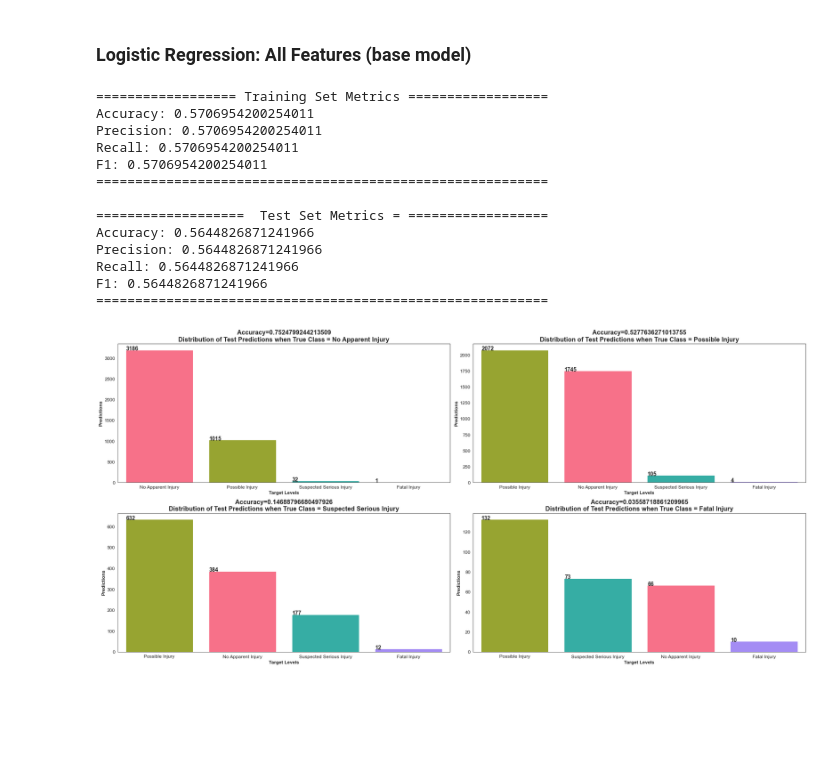
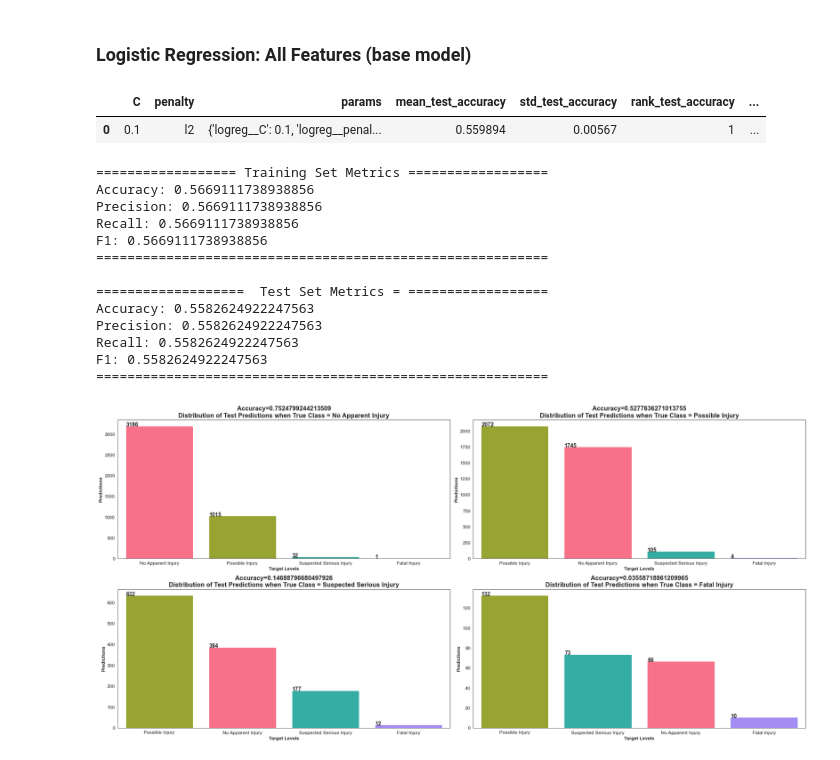
Before and after one commit to BradenAnderson/Accident_Severity_Prediction, a Jupyter notebook: HienEDIT_AndersonLamWeeda_MiniLab_Draft.ipynb, the cells around one changed output. Saved outputs shown, nothing was run; the diff lists cells and outputs as text; code cells hidden in the pictures; blank space fills up the shorter version.

```diff
--- a/HienEDIT_AndersonLamWeeda_MiniLab_Draft.ipynb
+++ b/HienEDIT_AndersonLamWeeda_MiniLab_Draft.ipynb
@@ -656,8 +657,10 @@ compare
 # %%
-LOGREG_GRIDSEARCH_LARGE_PATH="./models/gs_logistic_regression_all_features_06042022.csv"
-
-lr_full_gs_df = pd.read_csv(LOGREG_GRIDSEARCH_LARGE_PATH).sort_values(by="mean_test_accuracy")
+LOGREG_GRIDSEARCH_LARGE_PATH="/models/gs_logistic_regression_all_features_06042022.csv"
+lr_full_gs_df = pd.read_csv(LOGREG_GRIDSEARCH_LARGE_PATH).sort_values(by="mean_test_accuracy", ascending=False)
 lr_full_gs_df.head(1)
+# %% [output]
+|  | C | penalty | params | mean_test_accuracy | std_test_accuracy | rank_test_accuracy | ... |
+| 0 | 0.1 | l2 | {'logreg__C': 0.1, 'logreg__penal... | 0.559894 | 0.00567 | 1 | ... |
 # %%
 lr_full_pipe = create_logisic_regression_pipeline(nominal_categorical_features=nominal_categorical_long,
                                                   numeric_features=numeric,
@@ -670,17 +673,17 @@ lr_full_train_df=lr_full_eval['train_df']
 lr_full_test_df=lr_full_eval['test_df']
 # %% [output]
 ================== Training Set Metrics ==================
-Accuracy: 0.5706954200254011
-Precision: 0.5706954200254011
-Recall: 0.5706954200254011
-F1: 0.5706954200254011
+Accuracy: 0.5669111738938856
+Precision: 0.5669111738938856
+Recall: 0.5669111738938856
+F1: 0.5669111738938856
 ==========================================================
 
 ===================  Test Set Metrics = ==================
-Accuracy: 0.5644826871241966
-Precision: 0.5644826871241966
-Recall: 0.5644826871241966
-F1: 0.5644826871241966
+Accuracy: 0.5582624922247563
+Precision: 0.5582624922247563
+Recall: 0.5582624922247563
+F1: 0.5582624922247563
 ==========================================================
 # %%
 lr_full_count_axis = plot_predictions_by_class(dataframe=lr_full_test_df,
```
Also changed, not shown: parts of 6 cells of this notebook, 5 other files.
